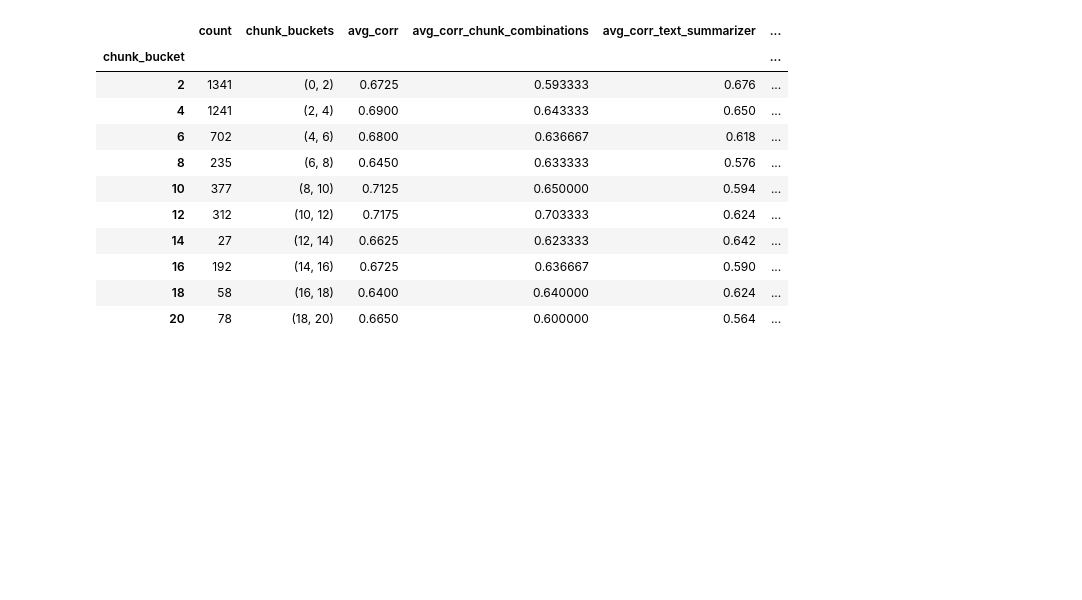
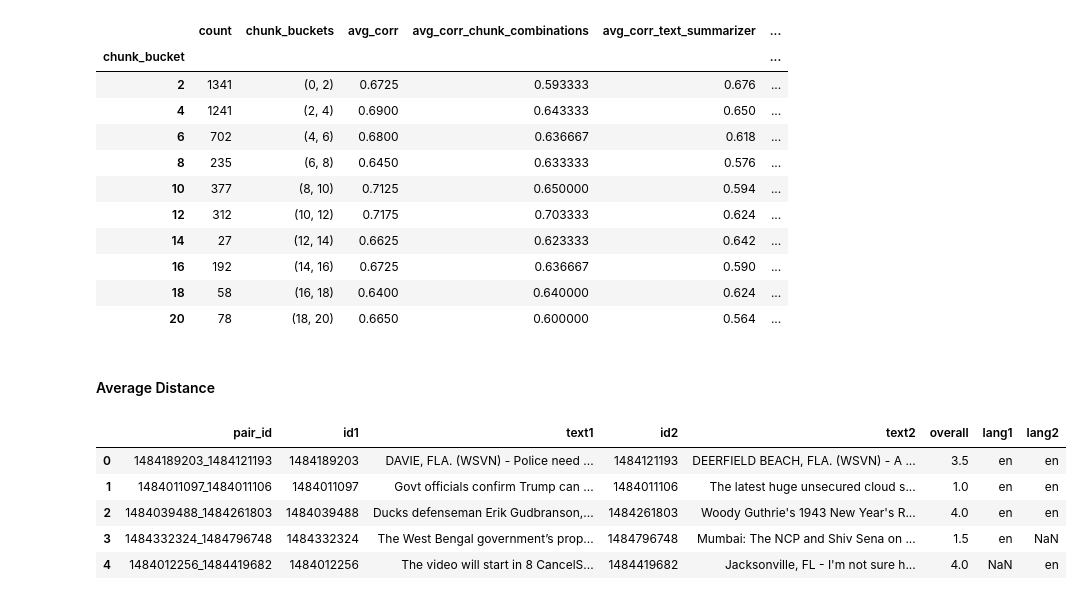
Before and after one commit to HubertWojcik10/bachelor_project2023, a Jupyter notebook: src/analysis/results.ipynb, the cells around one changed output. Saved outputs shown, nothing was run; the diff lists cells and outputs as text; code cells hidden in the pictures; blank space fills up the shorter version.

Commit message:
avg distance

```diff
--- a/src/analysis/results.ipynb
+++ b/src/analysis/results.ipynb
@@ -99,3 +99,5 @@ merged_df
 | 16 | 192 | (14, 16) | 0.6725 | 0.636667 | 0.590 | ... |
 | 18 | 58 | (16, 18) | 0.6400 | 0.640000 | 0.624 | ... |
 | 20 | 78 | (18, 20) | 0.6650 | 0.600000 | 0.564 | ... |
+# %% [markdown]
+#### Average Distance
@@ -101,0 +106,10 @@ merged_df
+# %%
+test_df = pd.read_csv("../../data/test/merged_test_data.csv")
+test_df.head()
+# %% [output]
+|  | pair_id | id1 | text1 | id2 | text2 | overall | lang1 | lang2 |
+| 0 | 1484189203_1484121193 | 1484189203 | DAVIE, FLA. (WSVN) - Police need ... | 1484121193 | DEERFIELD BEACH, FLA. (WSVN) - A ... | 3.5 | en | en |
+| 1 | 1484011097_1484011106 | 1484011097 | Govt officials confirm Trump can ... | 1484011106 | The latest huge unsecured cloud s... | 1.0 | en | en |
+| 2 | 1484039488_1484261803 | 1484039488 | Ducks defenseman Erik Gudbranson,... | 1484261803 | Woody Guthrie's 1943 New Year's R... | 4.0 | en | en |
+| 3 | 1484332324_1484796748 | 1484332324 | The West Bengal government’s prop... | 1484796748 | Mumbai: The NCP and Shiv Sena on ... | 1.5 | en | NaN |
+| 4 | 1484012256_1484419682 | 1484012256 | The video will start in 8 CancelS... | 1484419682 | Jacksonville, FL - I'm not sure h... | 4.0 | NaN | en |
```
Also changed, not shown: parts of 1 cell of this notebook, 1 other file.
